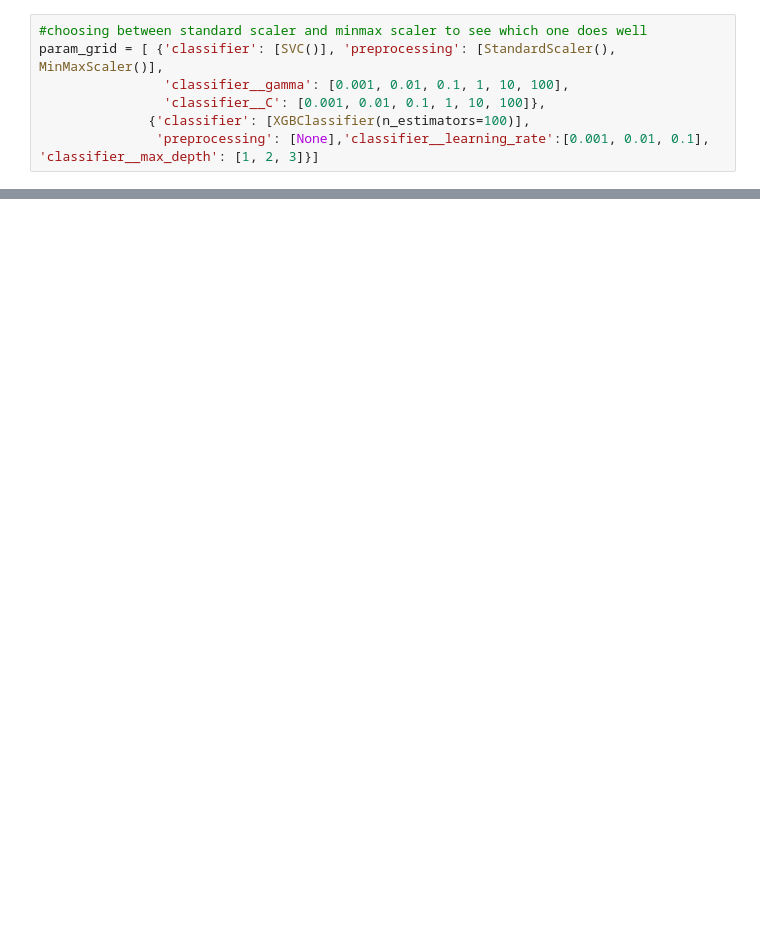
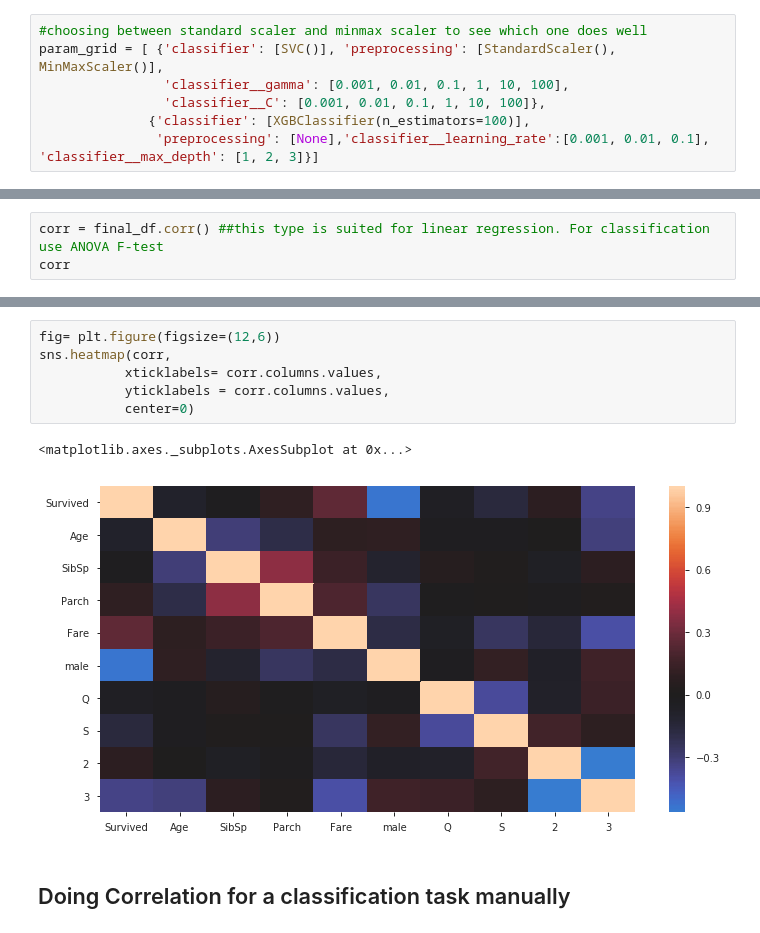
Before and after one commit to cherucole/Practice-Notebooks, a Jupyter notebook: Titanic Data Modelling/Titanic Dataset Modelling.ipynb, the cells around one changed output, grey strips where cells are left out. Cells and saved outputs as stored; diff of their text form; blank space fills up the shorter version.

Commit message:
adding how to do correlation and feature selection ANOVA

```diff
--- a/Titanic Data Modelling/Titanic Dataset Modelling.ipynb
+++ b/Titanic Data Modelling/Titanic Dataset Modelling.ipynb
@@ -416,0 +409,3 @@ XGBClassifier(base_score=0.5, booster='gbtree', colsample_bylevel=1,
+# %%
+corr = final_df.corr() ##this type is suited for linear regression. For classification use ANOVA F-test
+corr
@@ -416,0 +424,11 @@ XGBClassifier(base_score=0.5, booster='gbtree', colsample_bylevel=1,
+# %%
+fig= plt.figure(figsize=(12,6))
+sns.heatmap(corr,
+           xticklabels= corr.columns.values,
+           yticklabels = corr.columns.values,
+           center=0)
+# %% [output]
+<matplotlib.axes._subplots.AxesSubplot at 0x...>
+[figure, added]
+# %% [markdown]
+## Doing Correlation for a classification task manually
```
Also changed, not shown: parts of 23 cells of this notebook, 1 other file.
